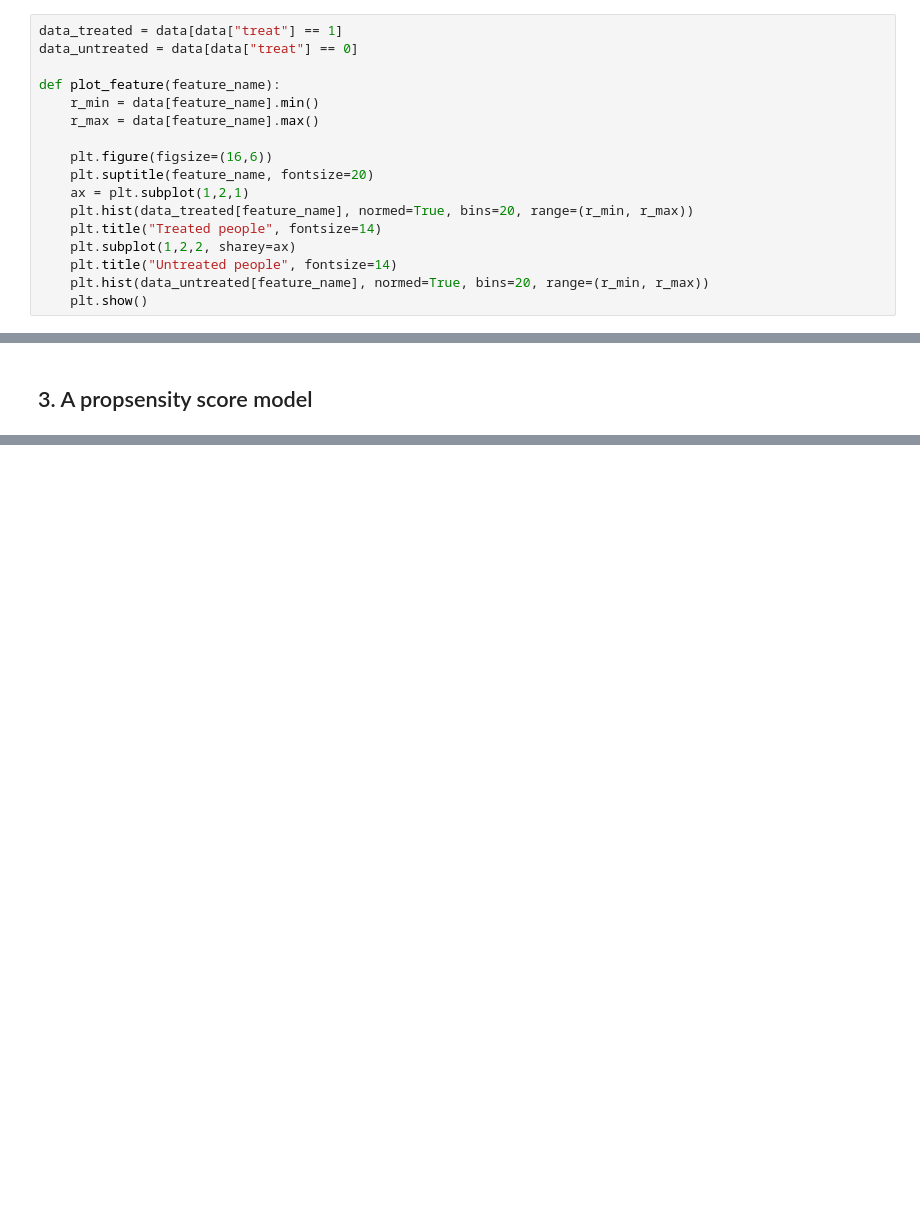
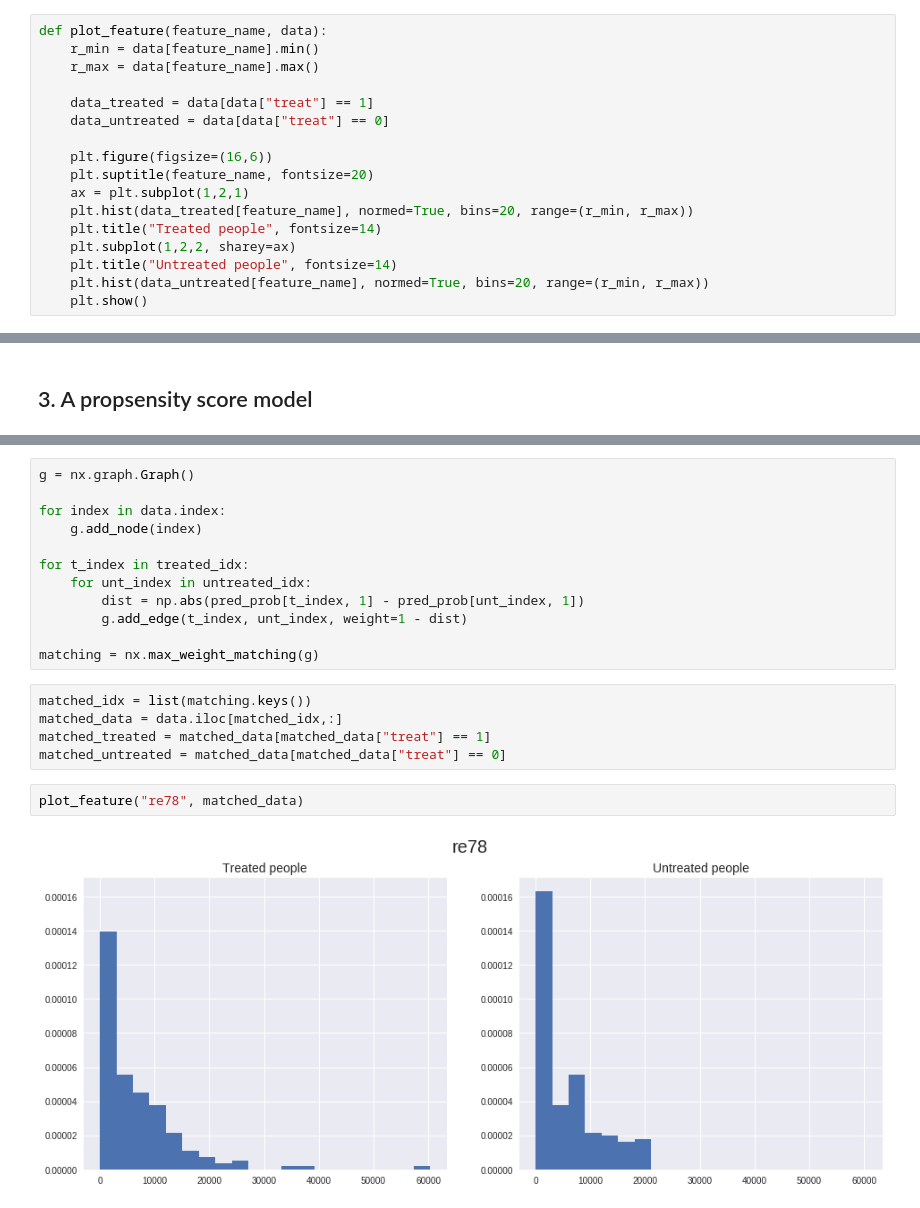
Before and after one commit to brunowicht/ada_project, a Jupyter notebook: 04 - Applied ML/Homework4.ipynb, the cells around one changed output, grey strips where cells are left out. Drawn from its saved outputs; the diff is of its cells as text; blank space fills up the shorter version.

```diff
--- a/04 - Applied ML/Homework4.ipynb
+++ b/04 - Applied ML/Homework4.ipynb
@@ -29,12 +29,12 @@ data.describe()
 | 75% | 1.000000 | 32.000000 | 12.000000 | 1.000000 | 0.000000 | 1.000000 | 1.000000 | 7888.498250 | 3248.987500 | 10893.592500 |
 | max | 1.000000 | 55.000000 | 18.000000 | 1.000000 | 1.000000 | 1.000000 | 1.000000 | 35040.070000 | 25142.240000 | 60307.930000 |
 # %%
-data_treated = data[data["treat"] == 1]
-data_untreated = data[data["treat"] == 0]
-
-def plot_feature(feature_name):
+def plot_feature(feature_name, data):
     r_min = data[feature_name].min()
     r_max = data[feature_name].max()
+
+    data_treated = data[data["treat"] == 1]
+    data_untreated = data[data["treat"] == 0]
 
     plt.figure(figsize=(16,6))
     plt.suptitle(feature_name, fontsize=20)
@@ -117,0 +118,21 @@ print(np.mean(pred_prob_untreated))
+# %%
+g = nx.graph.Graph()
+
+for index in data.index:
+    g.add_node(index)
+
+for t_index in treated_idx:
+    for unt_index in untreated_idx:
+        dist = np.abs(pred_prob[t_index, 1] - pred_prob[unt_index, 1])
+        g.add_edge(t_index, unt_index, weight=1 - dist)
+
+matching = nx.max_weight_matching(g)
+# %%
+matched_idx = list(matching.keys())
+matched_data = data.iloc[matched_idx,:]
+matched_treated = matched_data[matched_data["treat"] == 1]
+matched_untreated = matched_data[matched_data["treat"] == 0]
+# %%
+plot_feature("re78", matched_data)
+# %% [output]
+[figure, added]
```
Also changed, not shown: parts of 2 cells of this notebook.
